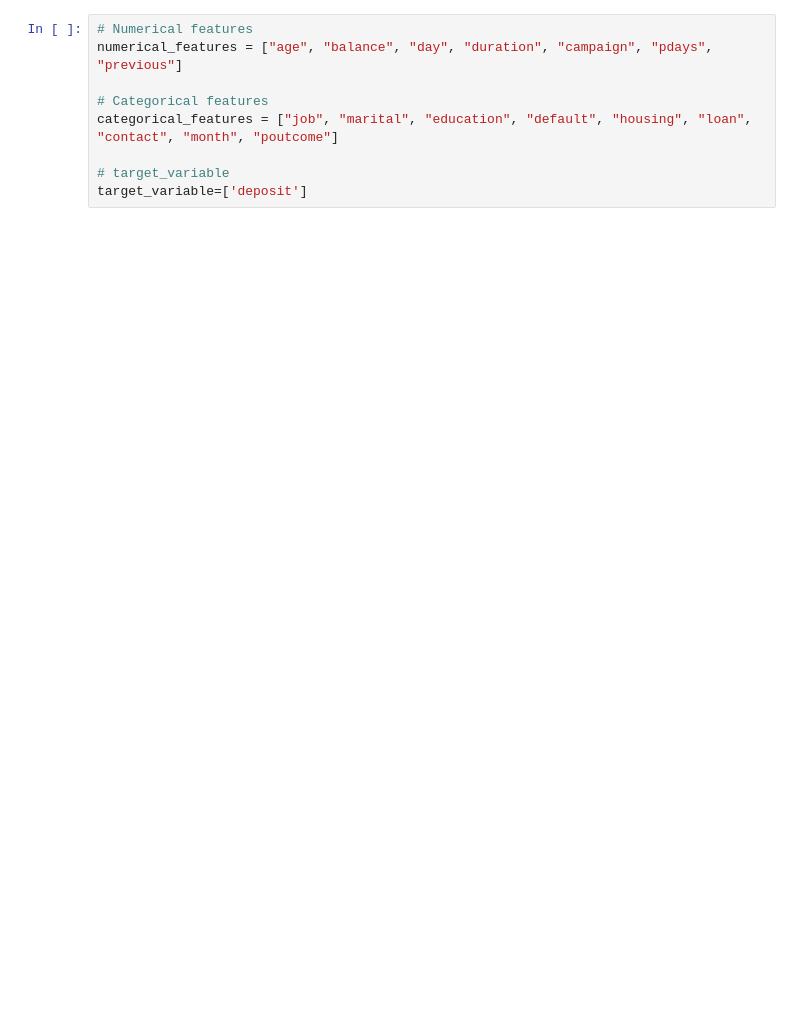
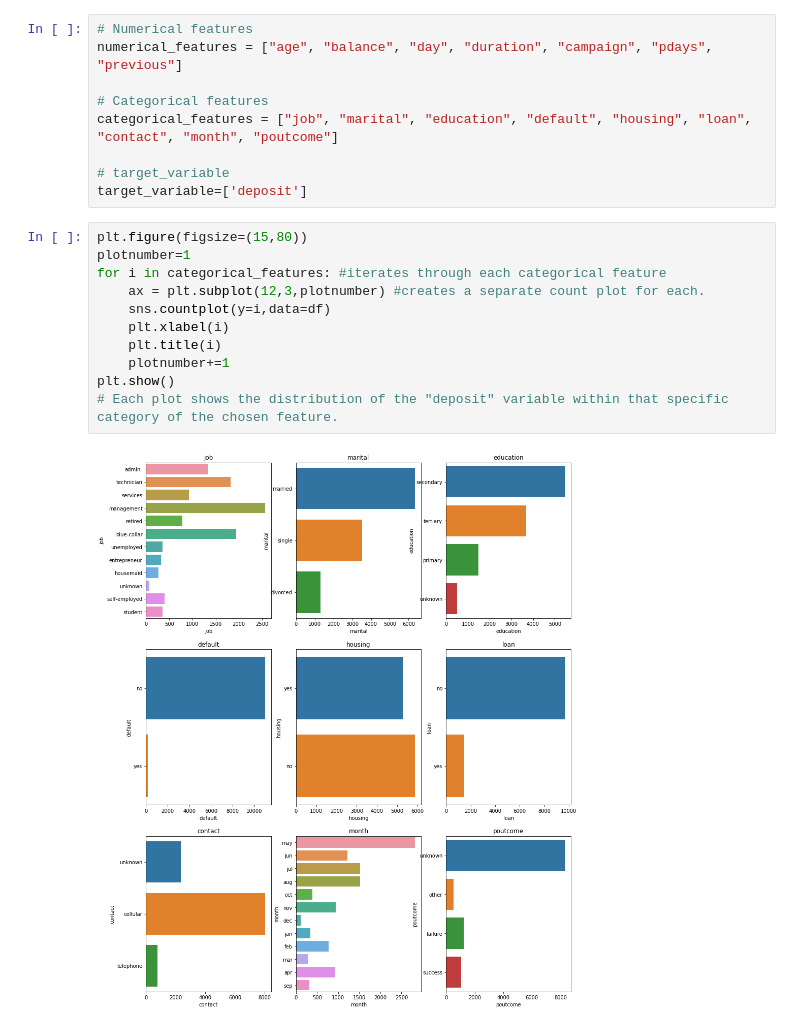
Before and after one commit to athulrj02/ProspectPulse, a Jupyter notebook: CstData.ipynb, the cells around one changed output. Saved outputs shown, nothing was run; the diff lists cells and outputs as text; blank space fills up the shorter version.

```diff
--- a/CstData.ipynb
+++ b/CstData.ipynb
@@ -135,3 +138,16 @@ categorical_features = ["job", "marital", "education", "default", "housing", "lo
 
 # target_variable
 target_variable=['deposit']
+# %%
+plt.figure(figsize=(15,80))
+plotnumber=1
+for i in categorical_features: #iterates through each categorical feature
+    ax = plt.subplot(12,3,plotnumber) #creates a separate count plot for each.
+    sns.countplot(y=i,data=df)
+    plt.xlabel(i)
+    plt.title(i)
+    plotnumber+=1
+plt.show()
+# Each plot shows the distribution of the "deposit" variable within that specific category of the chosen feature.
+# %% [output]
+[figure, added]
```
Also changed, not shown: parts of 8 cells of this notebook.
